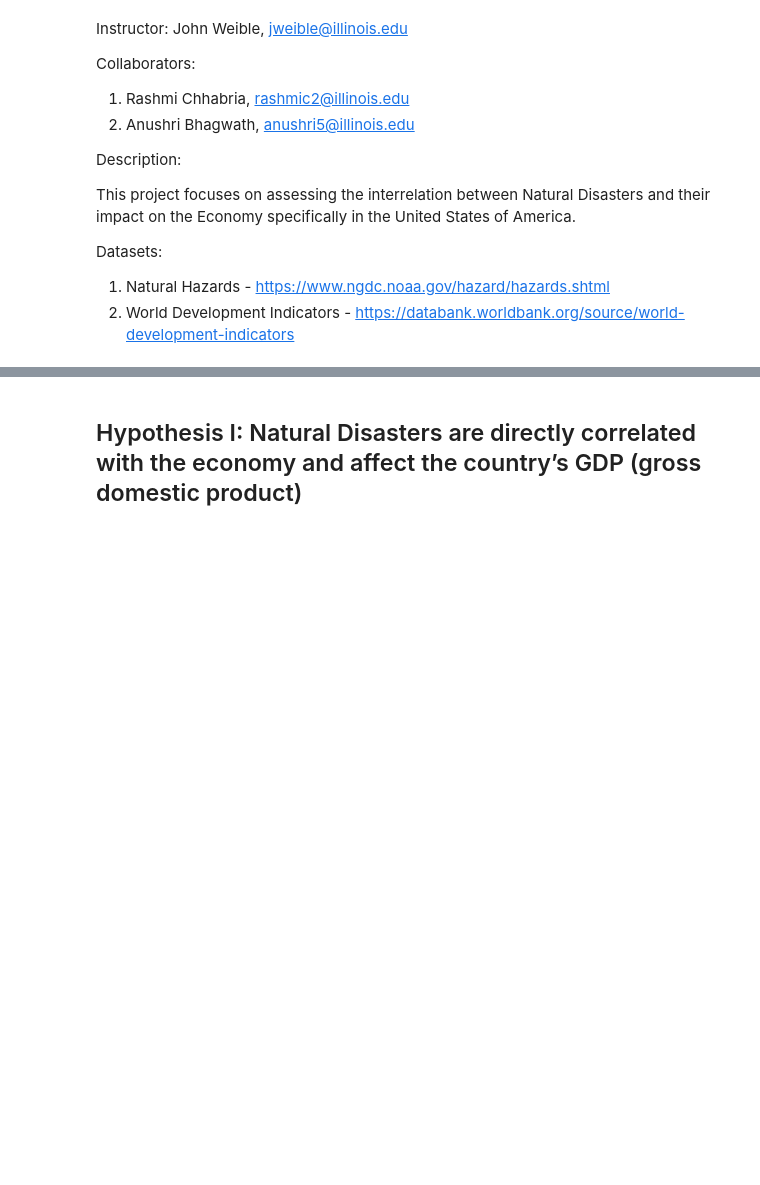
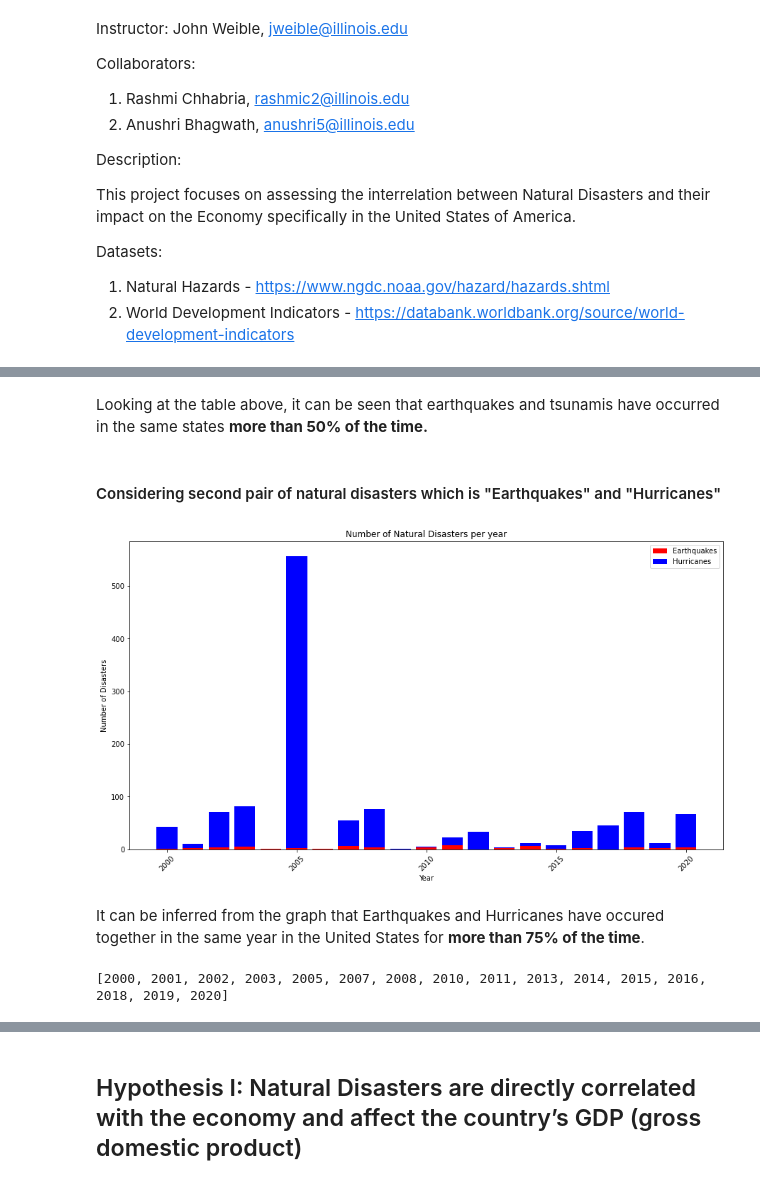
Before and after one commit to resh-chh/2021Fall_finals, a Jupyter notebook: Natural_Disasters_and_its_Economic_Impacts_in_the_US.ipynb, the cells around one changed output, grey strips where cells are left out. Saved outputs shown, nothing was run; the diff lists cells and outputs as text; code cells hidden in the pictures; blank space fills up the shorter version.

Commit message:
Displaying some more graphs and analysis in ipynb file.

```diff
--- a/Natural_Disasters_and_its_Economic_Impacts_in_the_US.ipynb
+++ b/Natural_Disasters_and_its_Economic_Impacts_in_the_US.ipynb
@@ -30,0 +77,19 @@ percentage_change_in_GDP.set_index('Year', inplace=True)
+# %% [markdown]
+Looking at the table above, it can be seen that earthquakes and tsunamis have occurred in the same states <b>more than 50% of the time.</b>
+# %% [markdown]
+#### Considering second pair of natural disasters which is "Earthquakes" and "Hurricanes"
+# %%
+# plot the graph to show the occurrence of earthquakes and hurricanes each year from 2000-2021
+yearly_event_count_summary.reset_index(inplace=True)
+plot_yearwise_stacked_bar_graph(yearly_event_count_summary, 'Earthquakes', 'Hurricanes')
+# %% [output]
+[figure, added]
+# %% [markdown]
+It can be inferred from the graph that Earthquakes and Hurricanes have occured together in the same year in the United States for <b>more than 75% of the time</b>.
+# %%
+# find the list of years in which earthquakes and tsunamis occurred at the same time
+event_list = ['Earthquakes', 'Hurricanes']
+disaster_years = find_combined_disaster_year(event_list, yearly_event_count_summary)
+print(disaster_years)
+# %% [output]
+[2000, 2001, 2002, 2003, 2005, 2007, 2008, 2010, 2011, 2013, 2014, 2015, 2016, 2018, 2019, 2020]
```
Also changed, not shown: parts of 27 cells of this notebook, 1 other file.
